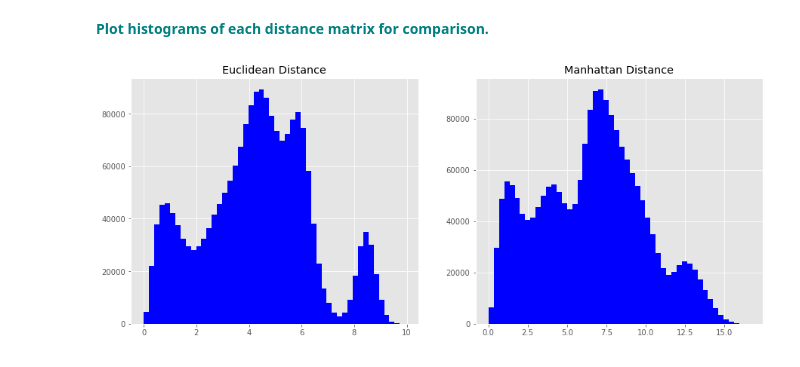
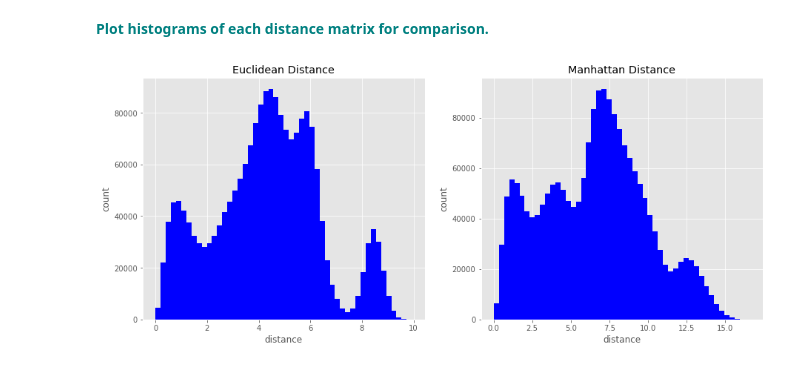
Before and after one commit to VictoriaS7/Springboard2021, a Jupyter notebook: Euclidean_and_Manhattan_Distances_Case_Study/Euclidean_and_Manhattan_Distances_Case_Study.ipynb, the cells around one changed output. Drawn from its saved outputs; the diff is of its cells as text; code cells hidden in the pictures.

Commit message:
labeled histograms

```diff
--- a/Euclidean_and_Manhattan_Distances_Case_Study/Euclidean_and_Manhattan_Distances_Case_Study.ipynb
+++ b/Euclidean_and_Manhattan_Distances_Case_Study/Euclidean_and_Manhattan_Distances_Case_Study.ipynb
@@ -116,15 +116,19 @@ largeMat = np.random.random((10000,100))
 # %% [markdown]
 **<font color='teal'>Plot histograms of each distance matrix for comparison.</font>**
 # %%
-plt.figure(figsize=[15,6])
-plt.subplot(1,2,1)
-plt.title('Euclidean Distance')
-plt.hist(x = DistEuclid, bins = 50, color = 'blue')
+fig = plt.figure(figsize=[15,6])
+ax1 = fig.add_subplot(1,2,1)
+ax1.set_xlabel('distance')
+ax1.set_ylabel('count')
+ax1.set_title('Euclidean Distance')
+ax1.hist(x = DistEuclid, bins = 50, color = 'blue')
 
-plt.subplot(1,2,2)
-plt.title('Manhattan Distance')
-plt.hist(x = DistManhattan, bins = 50, color = 'blue')
+ax2 = fig.add_subplot(1,2,2)
+ax2.set_xlabel('distance')
+ax2.set_ylabel('count')
+ax2.set_title('Manhattan Distance')
+ax2.hist(x = DistManhattan, bins = 50, color = 'blue')
 
 plt.show()
 # %% [output]
-[figure, old version]
+[figure, new version]
```
